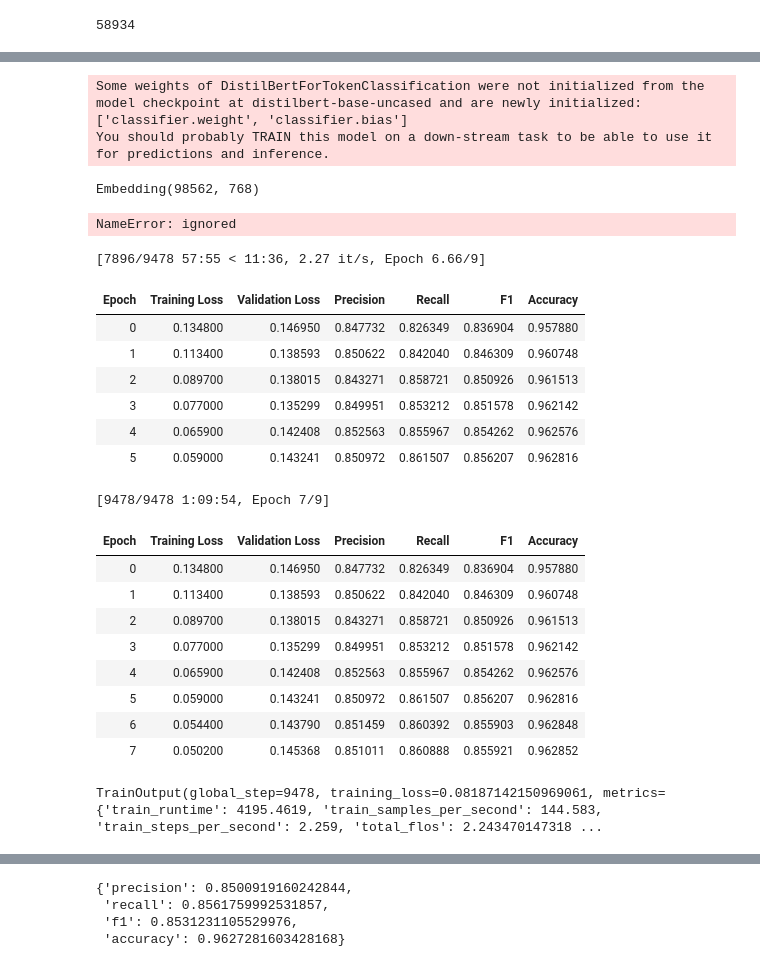
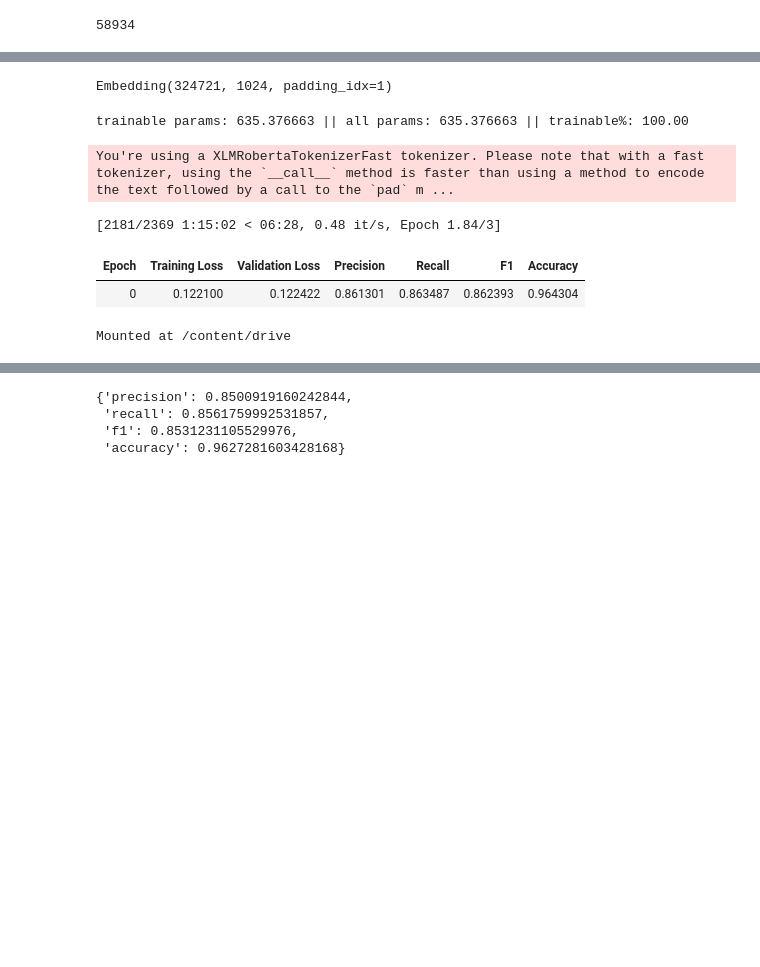
Before and after one commit to raunaqjabbal/hindi-NER, a Jupyter notebook: Transformer.ipynb, the cells around one changed output, grey strips where cells are left out. Saved outputs shown, nothing was run; the diff lists cells and outputs as text; code cells hidden in the pictures; blank space fills up the shorter version.

```diff
--- a/Transformer.ipynb
+++ b/Transformer.ipynb
@@ -32,10 +33,12 @@ for i in tqdm(iter(hiner['train'])):
 # %%
 from transformers import AutoTokenizer
 TOKENIZERNAME = "monsoon-nlp/hindi-bert"
-MODELNAME = "distilbert-base-uncased"
+MODELNAME = "xlm-roberta-large"
 
 tokenizer = AutoTokenizer.from_pretrained(TOKENIZERNAME)
-tokenizer.model_max_length = 512
+# tokenizer = AutoTokenizer.from_pretrained(MODELNAME)
+
+# tokenizer.model_max_length = tokenizer2.model_max_length
 tokenizer
 
 # tokenizer = tokenizer.train_new_from_iterator(hiner["train"]["tokens"], vocab_size = 100000)
@@ -48,8 +51,8 @@ tokenizer.add_tokens(list(new_tokens), special_tokens=True)
 # tokenizer = AutoTokenizer.from_pretrained("./drive/MyDrive/NLP/DistilBERT/Tokenizer/", use_fast = False)
 # %%
 def tokenize_and_align_labels(examples):
-    # tokenized_inputs = tokenizer(examples["tokens"], truncation=True,padding=True,is_split_into_words=True)
-    tokenized_inputs = tokenizer(examples["tokens"], padding="max_length", truncation=True, max_length=230, return_tensors="pt", is_split_into_words=True, return_token_type_ids=False)
+    tokenized_inputs = tokenizer(examples["tokens"], truncation=True,padding=True,is_split_into_words=True)
+    # tokenized_inputs = tokenizer(examples["tokens"], padding="max_length", truncation=True, max_length=230, return_tensors="pt", is_split_into_words=True, return_token_type_ids=False)
 
     labels = []
     for i, label in enumerate(examples[f"ner_tags"]):
@@ -69,6 +72,6 @@ def tokenize_and_align_labels(examples):
     tokenized_inputs["labels"] = labels
     return tokenized_inputs
 
-# tokenized_train = hiner["train"].map(tokenize_and_align_labels, batched=True)
-# tokenized_validation = hiner['validation'].map(tokenize_and_align_labels, batched=True)
-# tokenized_test = hiner['test'].map(tokenize_and_align_labels, batched=True)
+tokenized_train = hiner["train"].map(tokenize_and_align_labels, batched=True)
+tokenized_validation = hiner['validation'].map(tokenize_and_align_labels, batched=True)
+tokenized_test = hiner['test'].map(tokenize_and_align_labels, batched=True)
@@ -82,8 +95,8 @@ import evaluate
 seqeval = evaluate.load("seqeval")
 
 def compute_metrics(p):
-    predictions, labels = p
-    # predictions = np.argmax(predictions, axis=2)
+    predictions, labels =p
+    predictions = np.argmax(predictions, axis=2)
 
     true_predictions = [
         [label_list[p] for (p, l) in zip(prediction, label) if l != -100]
@@ -104,6 +117,8 @@ def compute_metrics(p):
 # %%
 from transformers import AutoModelForTokenClassification, TrainingArguments, Trainer, AlbertForTokenClassification, BloomForTokenClassification, XLNetForTokenClassification, ConvBertForTokenClassification, BitsAndBytesConfig
 import torch
+
+
 bnb_config = BitsAndBytesConfig(
     load_in_4bit=True,
     load_4bit_use_double_quant=True,
@@ -114,6 +129,7 @@ bnb_config = BitsAndBytesConfig(
 # model = AutoModelForTokenClassification.from_pretrained(
 #     "distilbert-base-uncased", num_labels=len(label_list), id2label=id2label, label2id=label2id
 # )
+
 
 model = AutoModelForTokenClassification.from_pretrained(
     MODELNAME, num_labels=len(label_list), id2label=id2label, label2id=label2id, ignore_mismatched_sizes = True# load_in_8bit = True # quantization_config = bnb_config
@@ -134,9 +150,7 @@ model = AutoModelForTokenClassification.from_pretrained(
 
 model.resize_token_embeddings(len(tokenizer))
 # %% [output]
-Some weights of DistilBertForTokenClassification were not initialized from the model checkpoint at distilbert-base-uncased and are newly initialized: ['classifier.weight', 'classifier.bias']
-You should probably TRAIN this model on a down-stream task to be able to use it for predictions and inference.
+Embedding(324721, 1024, padding_idx=1)
-Embedding(98562, 768)
 # %%
 # @title PEFT
 # from peft import get_peft_config, PeftModel, PeftConfig, get_peft_model, LoraConfig, TaskType, prepare_model_for_kbit_training
@@ -166,54 +184,46 @@ def print_trainable_parameters(model):
     )
 print_trainable_parameters(model)
 # %% [output]
-NameError: ignored
+trainable params: 635.376663 || all params: 635.376663 || trainable%: 100.00
 # %%
 BATCH = 8
-EPOCH = 8
+EPOCH = 2
 ACCUMULATION = 8
+
 training_args = TrainingArguments(
     output_dir="LLM",
     gradient_accumulation_steps = ACCUMULATION,
     learning_rate=2e-5,
     per_device_train_batch_size=BATCH,
     per_device_eval_batch_size=BATCH,
     weight_decay=0.01,
     fp16=True,
     evaluation_strategy="epoch",
     save_strategy="epoch",
     load_best_model_at_end=True,
     max_steps = EPOCH * LEN // (BATCH * ACCUMULATION)
 )
+
 trainer = Trainer(
     model=model,
     args=training_args,
     train_dataset=tokenized_train,
     eval_dataset=tokenized_validation,
     tokenizer=tokenizer,
     data_collator=data_collator,
     compute_metrics=compute_metrics,
 )
 trainer.train()
 # %% [output]
-[7896/9478 57:55 < 11:36, 2.27 it/s, Epoch 6.66/9]
+You're using a XLMRobertaTokenizerFast tokenizer. Please note that with a fast tokenizer, using the `__call__` method is faster than using a method to encode the text followed by a call to the `pad` m ...
+[2181/2369 1:15:02 < 06:28, 0.48 it/s, Epoch 1.84/3]
 | Epoch | Training Loss | Validation Loss | Precision | Recall | F1 | Accuracy |
-| 0 | 0.134800 | 0.146950 | 0.847732 | 0.826349 | 0.836904 | 0.957880 |
-| 1 | 0.113400 | 0.138593 | 0.850622 | 0.842040 | 0.846309 | 0.960748 |
-| 2 | 0.089700 | 0.138015 | 0.843271 | 0.858721 | 0.850926 | 0.961513 |
-| 3 | 0.077000 | 0.135299 | 0.849951 | 0.853212 | 0.851578 | 0.962142 |
-| 4 | 0.065900 | 0.142408 | 0.852563 | 0.855967 | 0.854262 | 0.962576 |
-| 5 | 0.059000 | 0.143241 | 0.850972 | 0.861507 | 0.856207 | 0.962816 |
+| 0 | 0.122100 | 0.122422 | 0.861301 | 0.863487 | 0.862393 | 0.964304 |
-[9478/9478 1:09:54, Epoch 7/9]
-| Epoch | Training Loss | Validation Loss | Precision | Recall | F1 | Accuracy |
-| 0 | 0.134800 | 0.146950 | 0.847732 | 0.826349 | 0.836904 | 0.957880 |
-| 1 | 0.113400 | 0.138593 | 0.850622 | 0.842040 | 0.846309 | 0.960748 |
-| 2 | 0.089700 | 0.138015 | 0.843271 | 0.858721 | 0.850926 | 0.961513 |
-| 3 | 0.077000 | 0.135299 | 0.849951 | 0.853212 | 0.851578 | 0.962142 |
-| 4 | 0.065900 | 0.142408 | 0.852563 | 0.855967 | 0.854262 | 0.962576 |
-| 5 | 0.059000 | 0.143241 | 0.850972 | 0.861507 | 0.856207 | 0.962816 |
-| 6 | 0.054400 | 0.143790 | 0.851459 | 0.860392 | 0.855903 | 0.962848 |
-| 7 | 0.050200 | 0.145368 | 0.851011 | 0.860888 | 0.855921 | 0.962852 |
-TrainOutput(global_step=9478, training_loss=0.08187142150969061, metrics={'train_runtime': 4195.4619, 'train_samples_per_second': 144.583, 'train_steps_per_second': 2.259, 'total_flos': 2.243470147318 ...
+# %%
+from google.colab import drive
+drive.mount('/content/drive')
+# %% [output]
+Mounted at /content/drive
 # %%
 from transformers import AutoTokenizer, AutoModelForTokenClassification
 import torch
```
Also changed, not shown: parts of 8 cells of this notebook, 2 other files.
